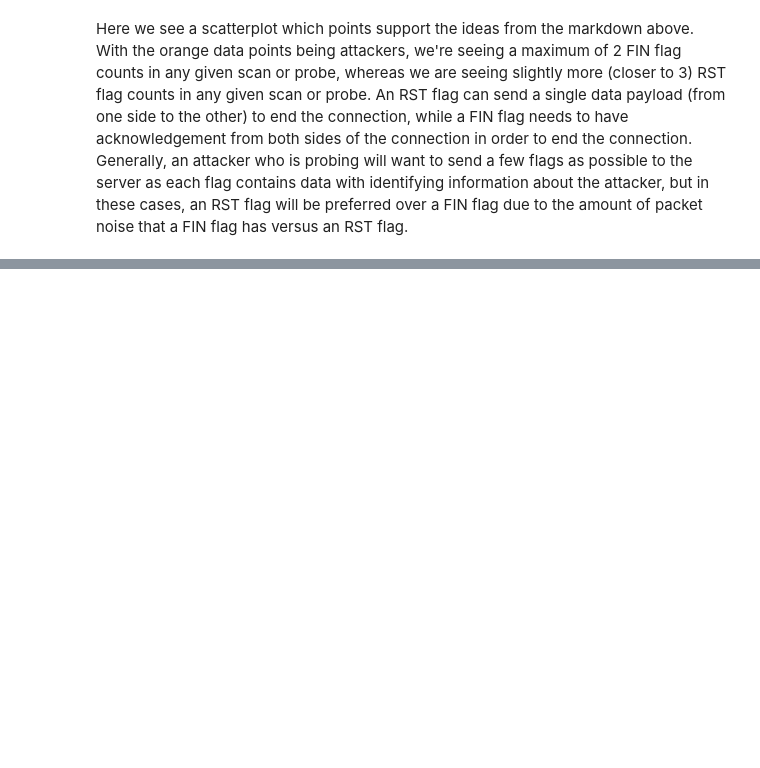
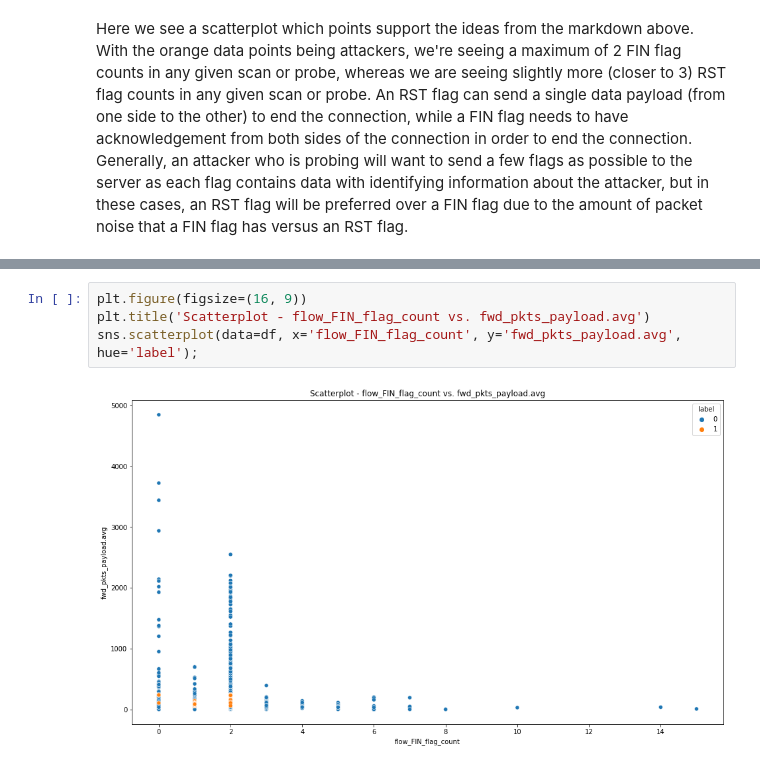
Before and after one commit to linjoshua882/deep-learning-cybersecurity-intrusion-detection, a Jupyter notebook: 2-eda.ipynb, the cells around one changed output, grey strips where cells are left out. Saved outputs shown, nothing was run; the diff lists cells and outputs as text; blank space fills up the shorter version.

```diff
--- a/2-eda.ipynb
+++ b/2-eda.ipynb
@@ -167,0 +221,6 @@ Here we see a scatterplot which points support the ideas from the markdown above
+# %%
+plt.figure(figsize=(16, 9))
+plt.title('Scatterplot - flow_FIN_flag_count vs. fwd_pkts_payload.avg')
+sns.scatterplot(data=df, x='flow_FIN_flag_count', y='fwd_pkts_payload.avg', hue='label');
+# %% [output]
+[figure, added]
```
Also changed, not shown: parts of 12 cells of this notebook, 2 other files.
